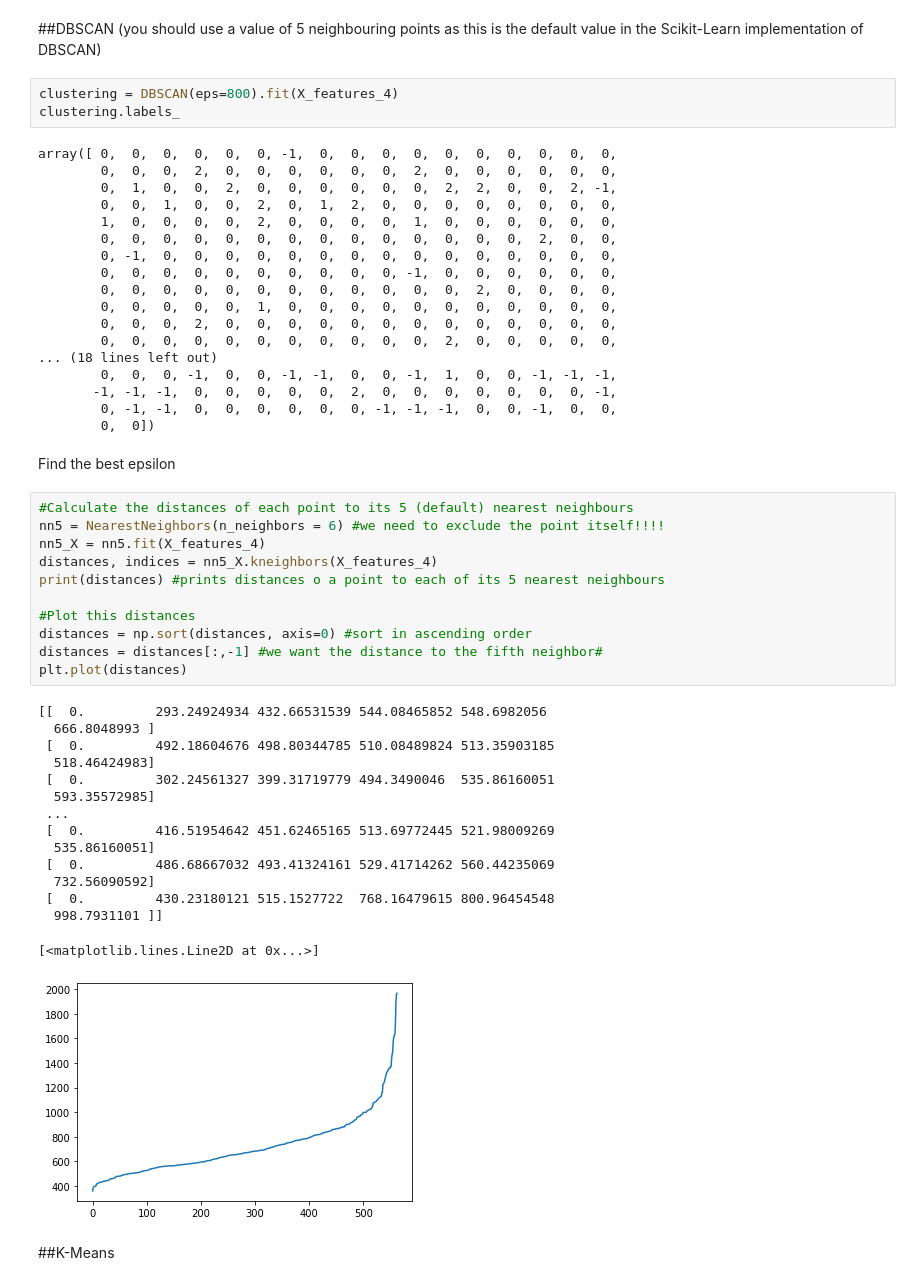
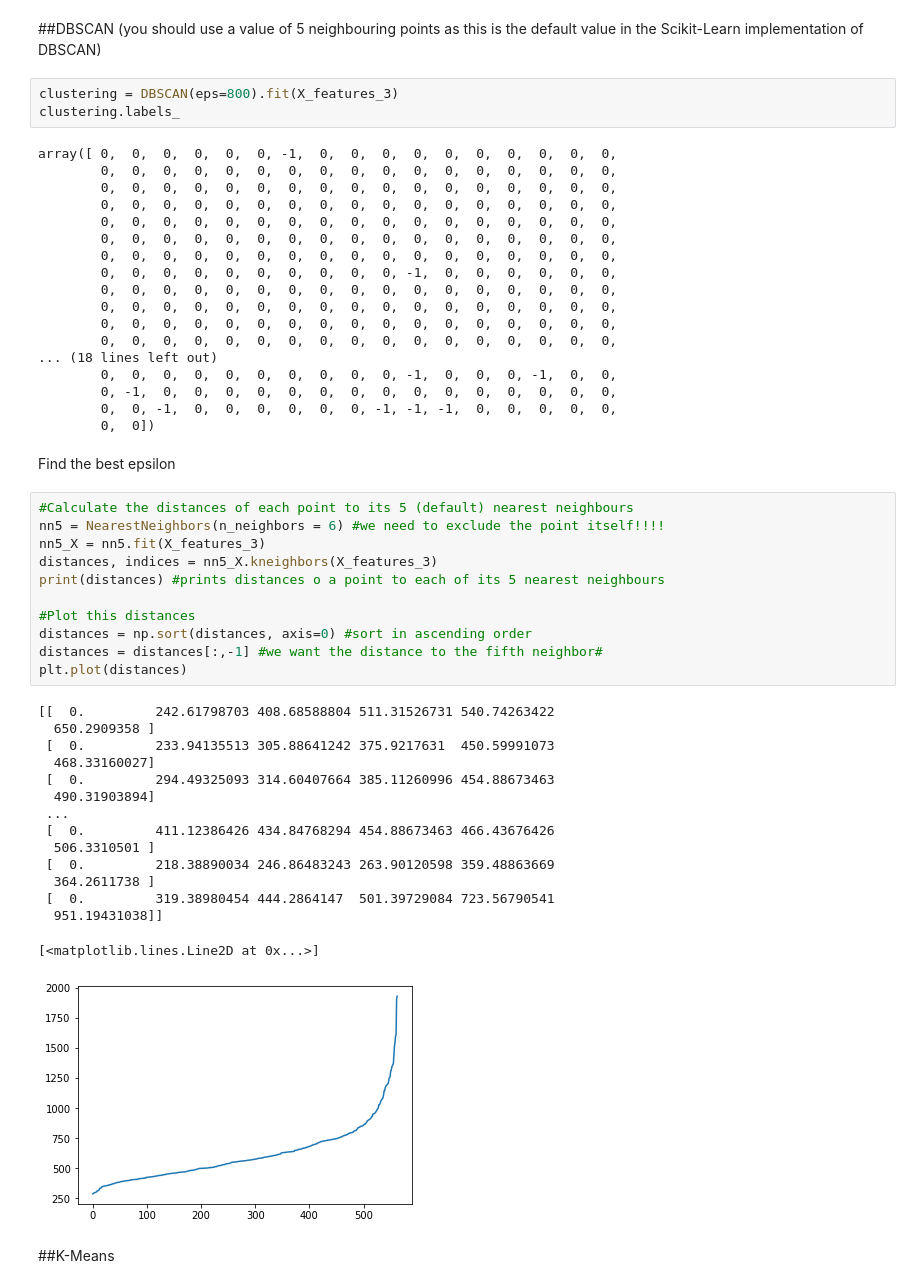
Before and after one commit to Migaalee/machine_learning, a Jupyter notebook: Assigment2_AA.ipynb, the cells around one changed output. Cells and saved outputs as stored; diff of their text form.

```diff
--- a/Assigment2_AA.ipynb
+++ b/Assigment2_AA.ipynb
@@ -366,55 +373,55 @@ X_features_4 = features_4.iloc[:, features_4.columns != 'y']
 ##DBSCAN
 (you should use a value of 5 neighbouring points as this is the default value in the Scikit-Learn implementation of DBSCAN)
 # %%
-clustering = DBSCAN(eps=800).fit(X_features_4)
+clustering = DBSCAN(eps=800).fit(X_features_3)
 clustering.labels_
 # %% [output]
 array([ 0,  0,  0,  0,  0,  0, -1,  0,  0,  0,  0,  0,  0,  0,  0,  0,  0,
-        0,  0,  0,  2,  0,  0,  0,  0,  0,  0,  2,  0,  0,  0,  0,  0,  0,
-        0,  1,  0,  0,  2,  0,  0,  0,  0,  0,  0,  2,  2,  0,  0,  2, -1,
-        0,  0,  1,  0,  0,  2,  0,  1,  2,  0,  0,  0,  0,  0,  0,  0,  0,
-        1,  0,  0,  0,  0,  2,  0,  0,  0,  0,  1,  0,  0,  0,  0,  0,  0,
-        0,  0,  0,  0,  0,  0,  0,  0,  0,  0,  0,  0,  0,  0,  2,  0,  0,
+        0,  0,  0,  0,  0,  0,  0,  0,  0,  0,  0,  0,  0,  0,  0,  0,  0,
+        0,  0,  0,  0,  0,  0,  0,  0,  0,  0,  0,  0,  0,  0,  0,  0,  0,
+        0,  0,  0,  0,  0,  0,  0,  0,  0,  0,  0,  0,  0,  0,  0,  0,  0,
+        0,  0,  0,  0,  0,  0,  0,  0,  0,  0,  0,  0,  0,  0,  0,  0,  0,
+        0,  0,  0,  0,  0,  0,  0,  0,  0,  0,  0,  0,  0,  0,  0,  0,  0,
+        0,  0,  0,  0,  0,  0,  0,  0,  0,  0,  0,  0,  0,  0,  0,  0,  0,
+        0,  0,  0,  0,  0,  0,  0,  0,  0,  0, -1,  0,  0,  0,  0,  0,  0,
+        0,  0,  0,  0,  0,  0,  0,  0,  0,  0,  0,  0,  0,  0,  0,  0,  0,
+        0,  0,  0,  0,  0,  0,  0,  0,  0,  0,  0,  0,  0,  0,  0,  0,  0,
+        0,  0,  0,  0,  0,  0,  0,  0,  0,  0,  0,  0,  0,  0,  0,  0,  0,
+        0,  0,  0,  0,  0,  0,  0,  0,  0,  0,  0,  0,  0,  0,  0,  0,  0,
+... (18 lines left out)
+        0,  0,  0,  0,  0,  0,  0,  0,  0,  0, -1,  0,  0,  0, -1,  0,  0,
         0, -1,  0,  0,  0,  0,  0,  0,  0,  0,  0,  0,  0,  0,  0,  0,  0,
-        0,  0,  0,  0,  0,  0,  0,  0,  0,  0, -1,  0,  0,  0,  0,  0,  0,
-        0,  0,  0,  0,  0,  0,  0,  0,  0,  0,  0,  0,  2,  0,  0,  0,  0,
-        0,  0,  0,  0,  0,  1,  0,  0,  0,  0,  0,  0,  0,  0,  0,  0,  0,
-        0,  0,  0,  2,  0,  0,  0,  0,  0,  0,  0,  0,  0,  0,  0,  0,  0,
-        0,  0,  0,  0,  0,  0,  0,  0,  0,  0,  0,  2,  0,  0,  0,  0,  0,
-... (18 lines left out)
-        0,  0,  0, -1,  0,  0, -1, -1,  0,  0, -1,  1,  0,  0, -1, -1, -1,
-       -1, -1, -1,  0,  0,  0,  0,  0,  2,  0,  0,  0,  0,  0,  0,  0, -1,
-        0, -1, -1,  0,  0,  0,  0,  0,  0, -1, -1, -1,  0,  0, -1,  0,  0,
+        0,  0, -1,  0,  0,  0,  0,  0,  0, -1, -1, -1,  0,  0,  0,  0,  0,
         0,  0])
 # %% [markdown]
 Find the best epsilon
 # %%
 #Calculate the distances of each point to its 5 (default) nearest neighbours
 nn5 = NearestNeighbors(n_neighbors = 6) #we need to exclude the point itself!!!!
-nn5_X = nn5.fit(X_features_4)
-distances, indices = nn5_X.kneighbors(X_features_4)
+nn5_X = nn5.fit(X_features_3)
+distances, indices = nn5_X.kneighbors(X_features_3)
 print(distances) #prints distances o a point to each of its 5 nearest neighbours
 
 #Plot this distances
 distances = np.sort(distances, axis=0) #sort in ascending order
 distances = distances[:,-1] #we want the distance to the fifth neighbor#
 plt.plot(distances)
 # %% [output]
-[[  0.         293.24924934 432.66531539 544.08465852 548.6982056
-  666.8048993 ]
- [  0.         492.18604676 498.80344785 510.08489824 513.35903185
-  518.46424983]
- [  0.         302.24561327 399.31719779 494.3490046  535.86160051
-  593.35572985]
+[[  0.         242.61798703 408.68588804 511.31526731 540.74263422
+  650.2909358 ]
+ [  0.         233.94135513 305.88641242 375.9217631  450.59991073
+  468.33160027]
+ [  0.         294.49325093 314.60407664 385.11260996 454.88673463
+  490.31903894]
  ...
- [  0.         416.51954642 451.62465165 513.69772445 521.98009269
-  535.86160051]
- [  0.         486.68667032 493.41324161 529.41714262 560.44235069
-  732.56090592]
- [  0.         430.23180121 515.1527722  768.16479615 800.96454548
-  998.7931101 ]]
+ [  0.         411.12386426 434.84768294 454.88673463 466.43676426
+  506.3310501 ]
+ [  0.         218.38890034 246.86483243 263.90120598 359.48863669
+  364.2611738 ]
+ [  0.         319.38980454 444.2864147  501.39729084 723.56790541
+  951.19431038]]
 [<matplotlib.lines.Line2D at 0x...>]
-[figure, old version]
+[figure, new version]
 # %% [markdown]
 ##K-Means
 # %% [markdown]
```
Also changed, not shown: parts of 25 cells of this notebook.
